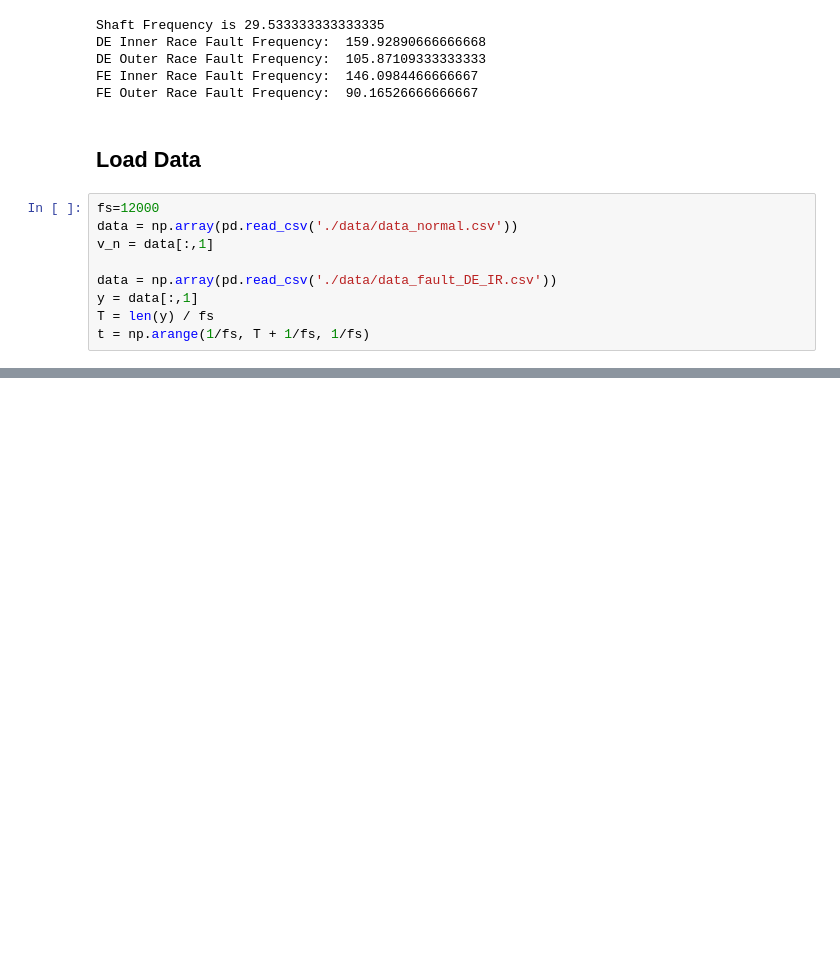
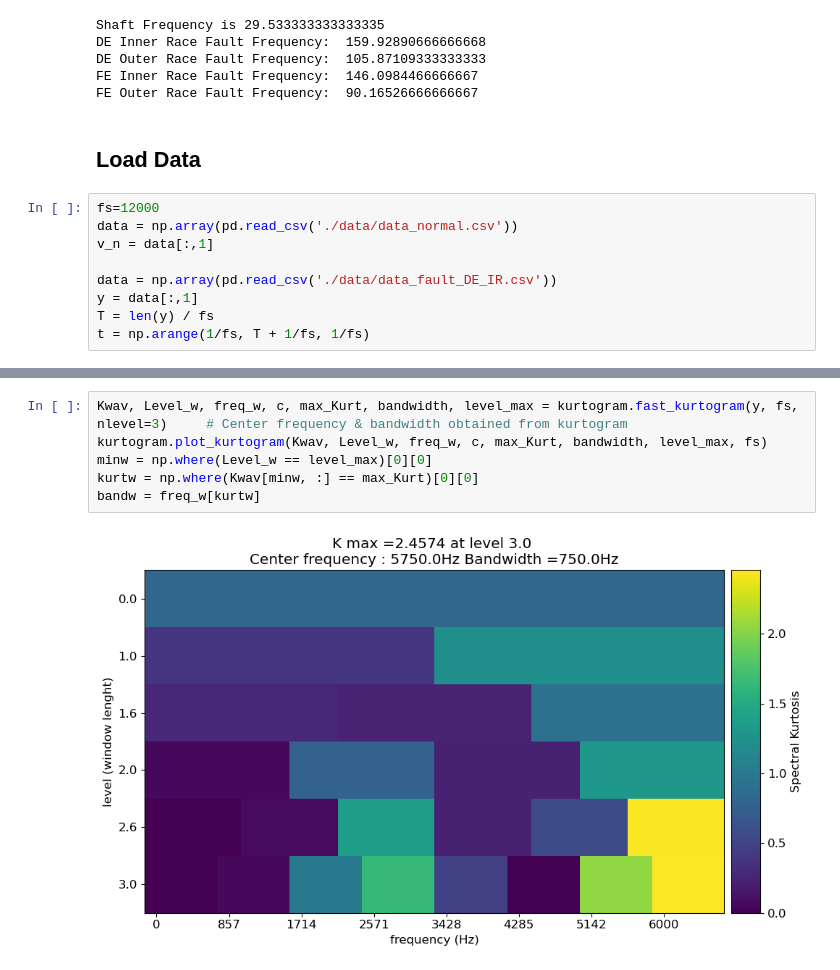
Before and after one commit to jongmoonha/Signal_Processing_Practice, a Jupyter notebook: g_deconvolution.ipynb, the cells around one changed output, grey strips where cells are left out. Saved outputs shown, nothing was run; the diff lists cells and outputs as text; blank space fills up the shorter version.

```diff
--- a/g_deconvolution.ipynb
+++ b/g_deconvolution.ipynb
@@ -115,3 +80,11 @@ plt.tight_layout()
+# %%
+Kwav, Level_w, freq_w, c, max_Kurt, bandwidth, level_max = kurtogram.fast_kurtogram(y, fs, nlevel=3)     # Center frequency & bandwidth obtained from kurtogram
+kurtogram.plot_kurtogram(Kwav, Level_w, freq_w, c, max_Kurt, bandwidth, level_max, fs)
+minw = np.where(Level_w == level_max)[0][0]
+kurtw = np.where(Kwav[minw, :] == max_Kurt)[0][0]
+bandw = freq_w[kurtw]
+# %% [output]
+[figure, added]
 # %%
 ftype='band'
 b1 = bandw
```
Also changed, not shown: parts of 10 cells of this notebook, 1 other file.
